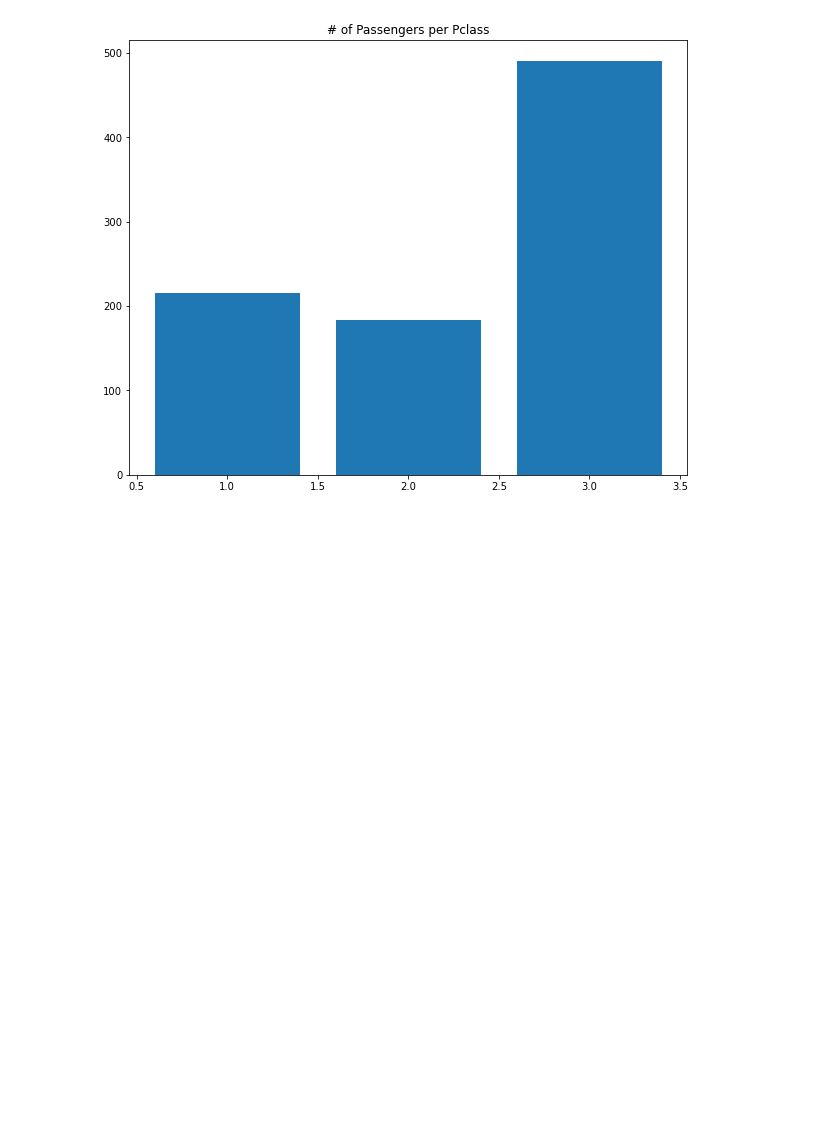
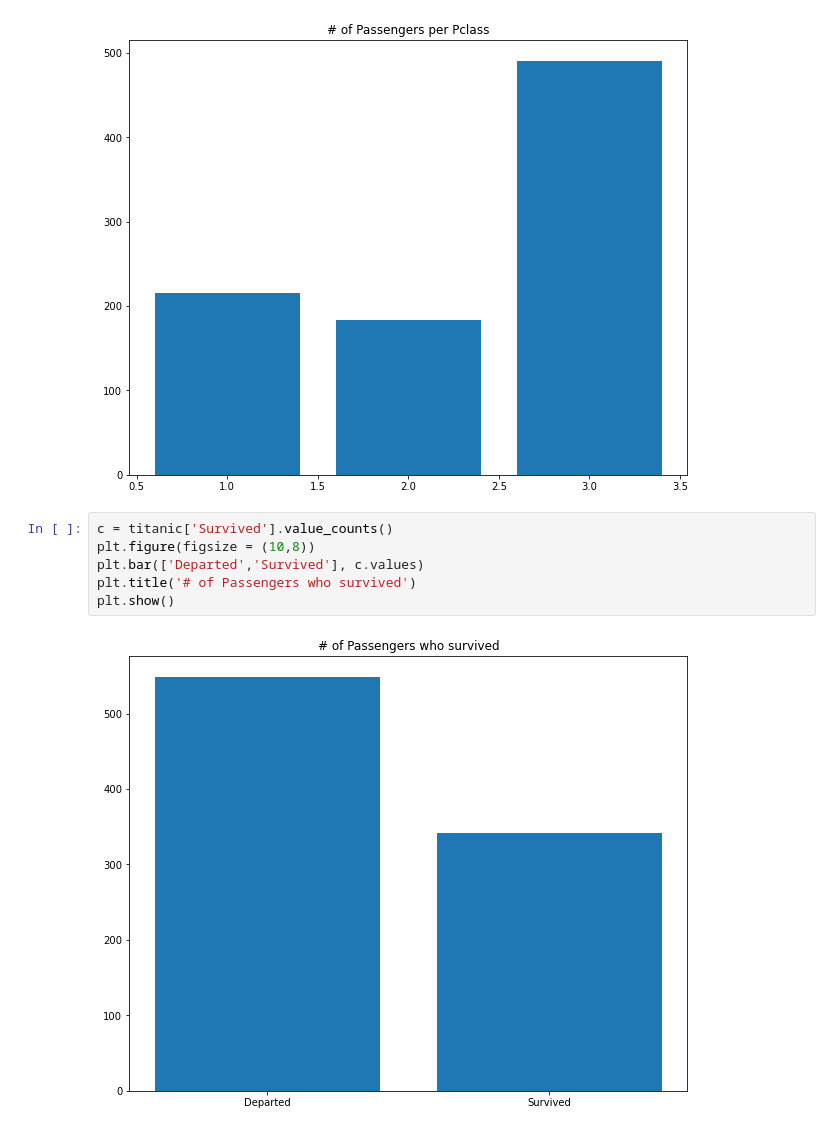
Before and after one commit to mtsoukup/MSDS422, a Jupyter notebook: MTS - Module 1 Discussion Part 2 - Titanic EDA.ipynb, the cells around one changed output. Cells and saved outputs as stored; diff of their text form; blank space fills up the shorter version.

```diff
--- a/MTS - Module 1 Discussion Part 2 - Titanic EDA.ipynb
+++ b/MTS - Module 1 Discussion Part 2 - Titanic EDA.ipynb
@@ -125,3 +132,11 @@ plt.title('# of Passengers per Pclass')
 plt.show()
 # %% [output]
 [figure]
+# %%
+c = titanic['Survived'].value_counts()
+plt.figure(figsize = (10,8))
+plt.bar(['Departed','Survived'], c.values)
+plt.title('# of Passengers who survived')
+plt.show()
+# %% [output]
+[figure, added]
```
Also changed, not shown: parts of 3 cells of this notebook.
